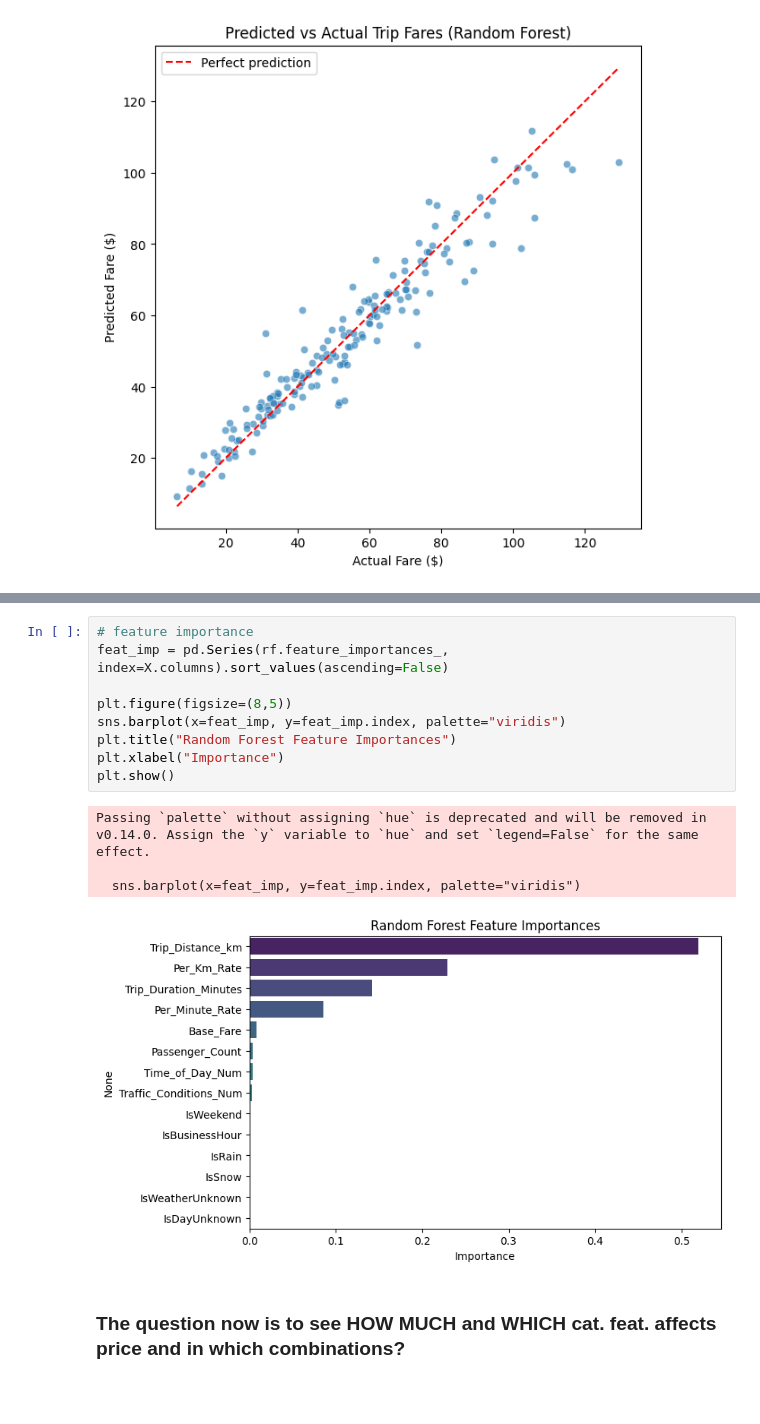
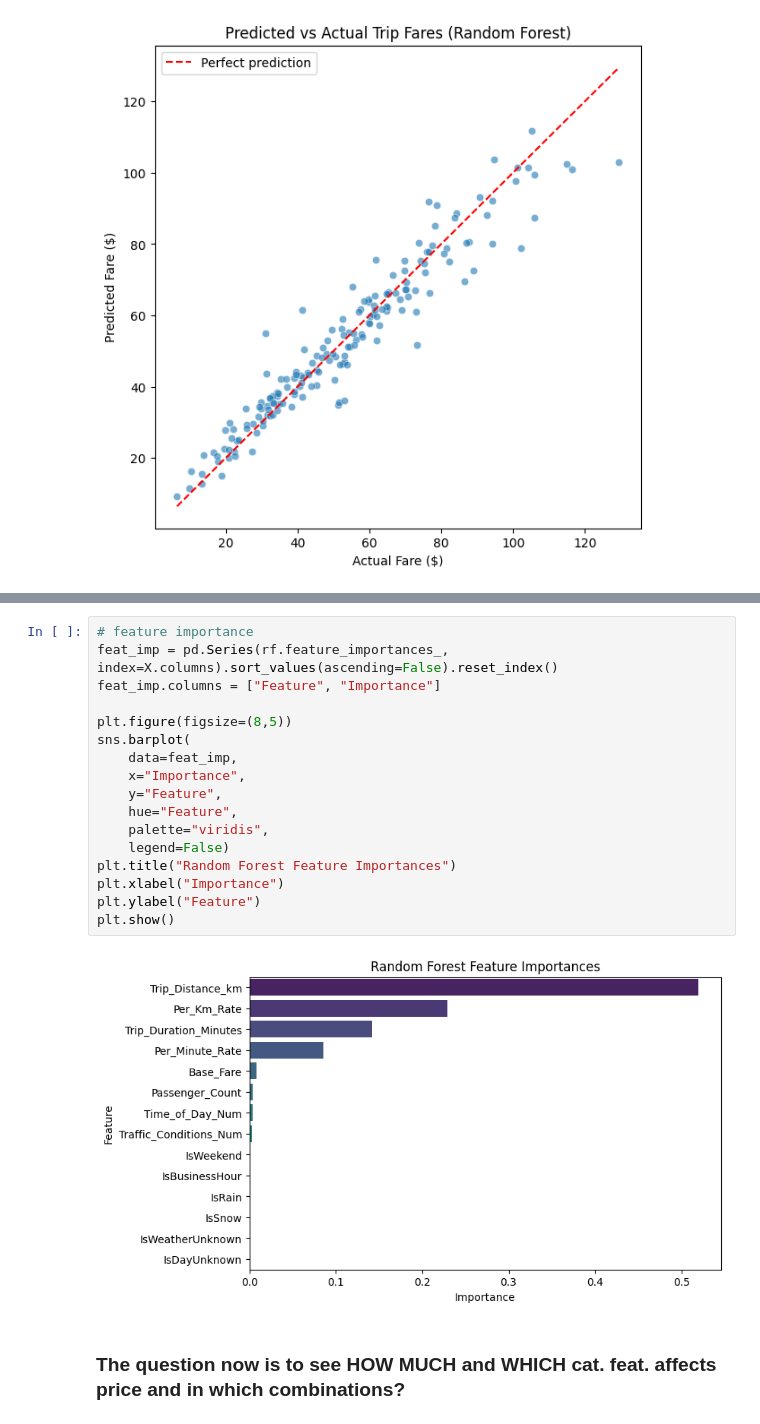
Before and after one commit to SusannaR11/taxipred-prediction-fullstack-SUSANNA-ROKKA-OPA24, a Jupyter notebook: explorations/4b_model_training.ipynb, the cells around one changed output, grey strips where cells are left out. Saved outputs shown, nothing was run; the diff lists cells and outputs as text; blank space fills up the shorter version.

```diff
--- a/explorations/4b_model_training.ipynb
+++ b/explorations/4b_model_training.ipynb
@@ -147,18 +148,23 @@ plt.show()
 [figure]
 # %%
 # feature importance
-feat_imp = pd.Series(rf.feature_importances_, index=X.columns).sort_values(ascending=False)
+feat_imp = pd.Series(rf.feature_importances_, index=X.columns).sort_values(ascending=False).reset_index()
+feat_imp.columns = ["Feature", "Importance"]
 
 plt.figure(figsize=(8,5))
-sns.barplot(x=feat_imp, y=feat_imp.index, palette="viridis")
+sns.barplot(
+    data=feat_imp,
+    x="Importance",
+    y="Feature",
+    hue="Feature",
+    palette="viridis",
+    legend=False)
 plt.title("Random Forest Feature Importances")
 plt.xlabel("Importance")
+plt.ylabel("Feature")
 plt.show()
 # %% [output]
-Passing `palette` without assigning `hue` is deprecated and will be removed in v0.14.0. Assign the `y` variable to `hue` and set `legend=False` for the same effect.
-
-  sns.barplot(x=feat_imp, y=feat_imp.index, palette="viridis")
-[figure, old version]
+[figure, new version]
 # %% [markdown]
 ### The question now is to see HOW MUCH and WHICH cat. feat. affects price and in which combinations?
 # %%
```
Also changed, not shown: parts of 5 cells of this notebook, 4 other files.
